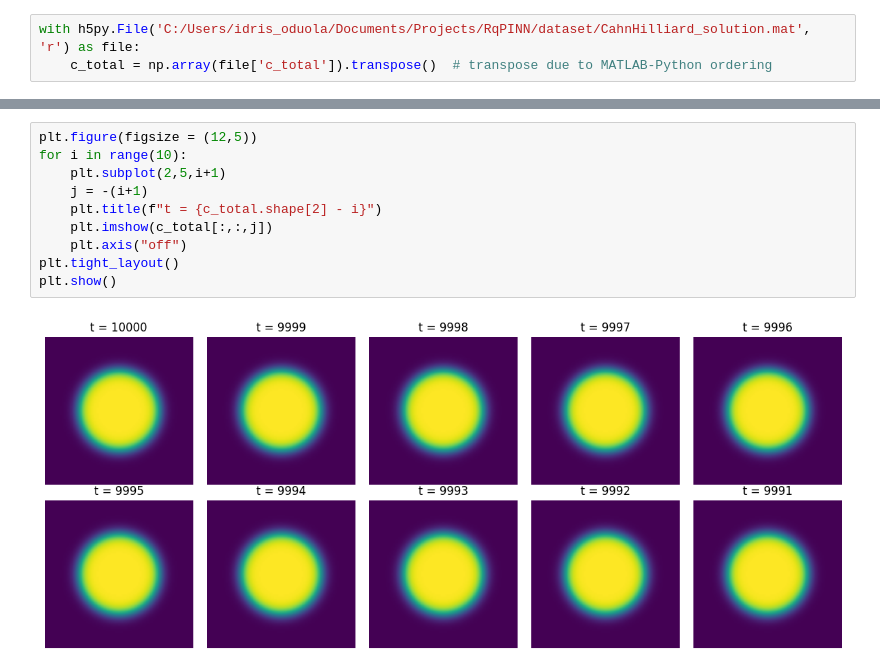
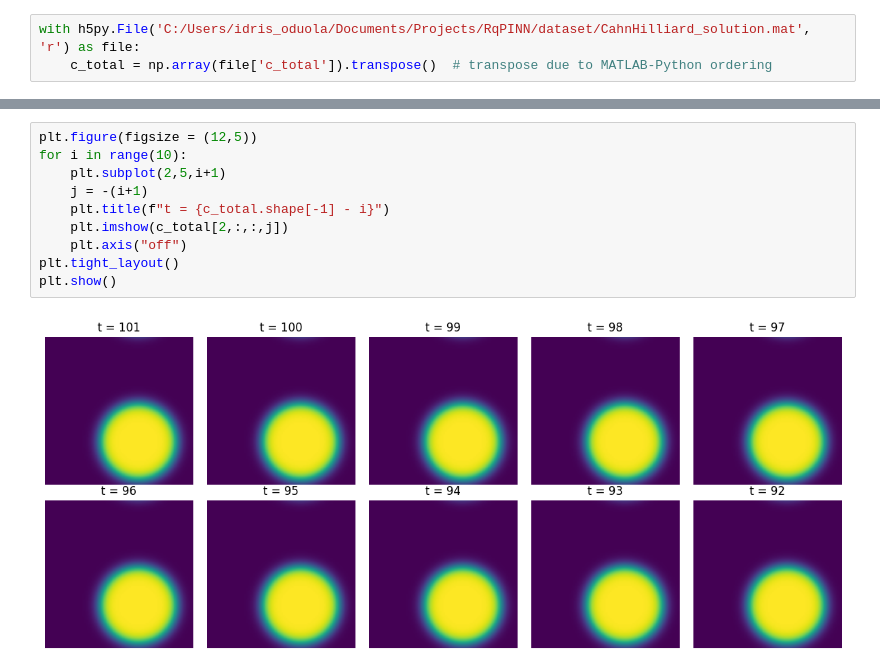
Before and after one commit to oduolaidrisA/Scientific-Machine-Learning, a Jupyter notebook: deeponet_for_CH.ipynb, the cells around one changed output, grey strips where cells are left out. Drawn from its saved outputs; the diff is of its cells as text.

```diff
--- a/deeponet_for_CH.ipynb
+++ b/deeponet_for_CH.ipynb
@@ -48,12 +48,12 @@ c_total.shape
 # %%
 plt.figure(figsize = (12,5))
 for i in range(10):
     plt.subplot(2,5,i+1)
     j = -(i+1)
-    plt.title(f"t = {c_total.shape[2] - i}")
-    plt.imshow(c_total[:,:,j])
+    plt.title(f"t = {c_total.shape[-1] - i}")
+    plt.imshow(c_total[2,:,:,j])
     plt.axis("off")
 plt.tight_layout()
 plt.show()
 # %% [output]
-[figure, old version]
+[figure, new version]
```
Also changed, not shown: parts of 2 cells of this notebook.
